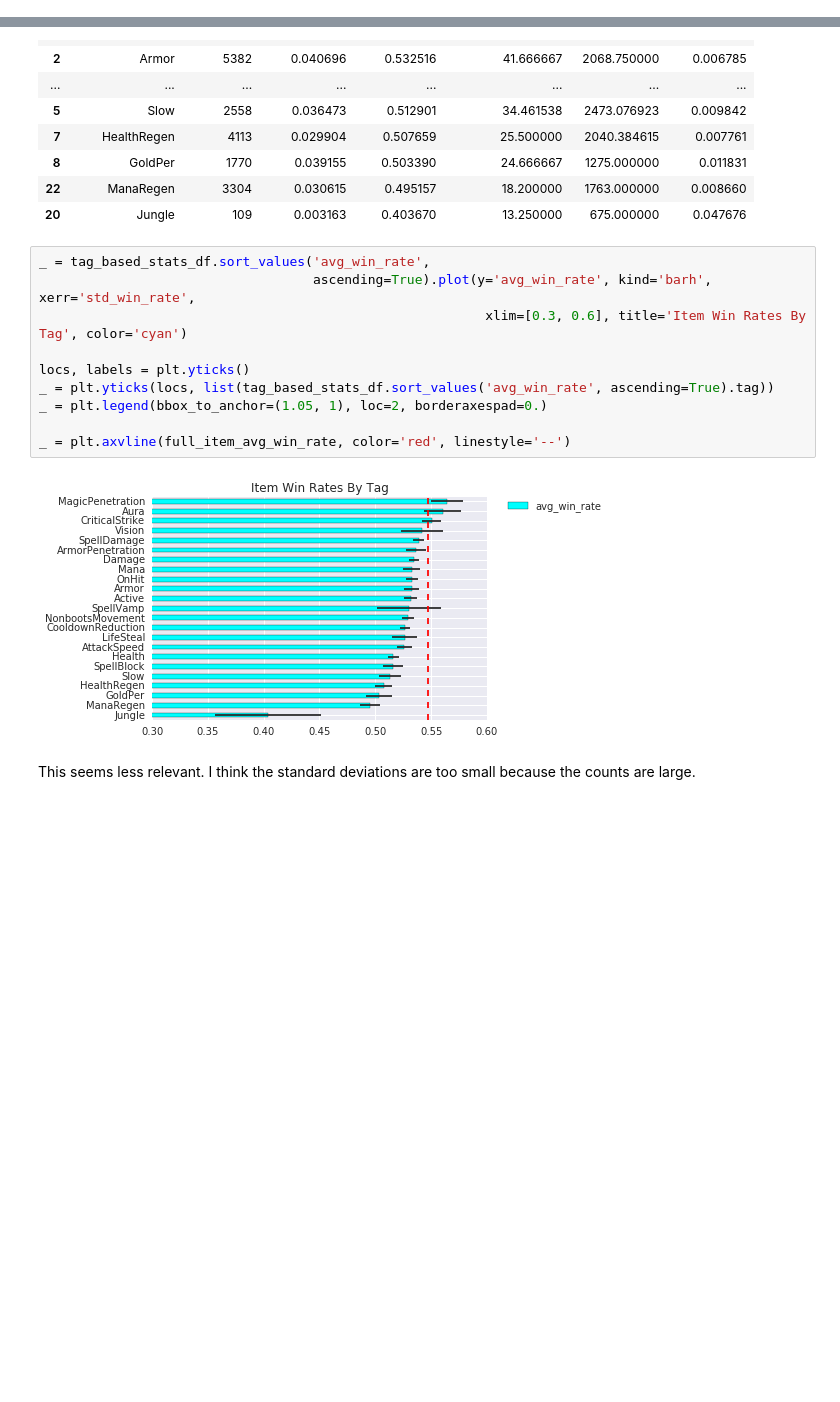
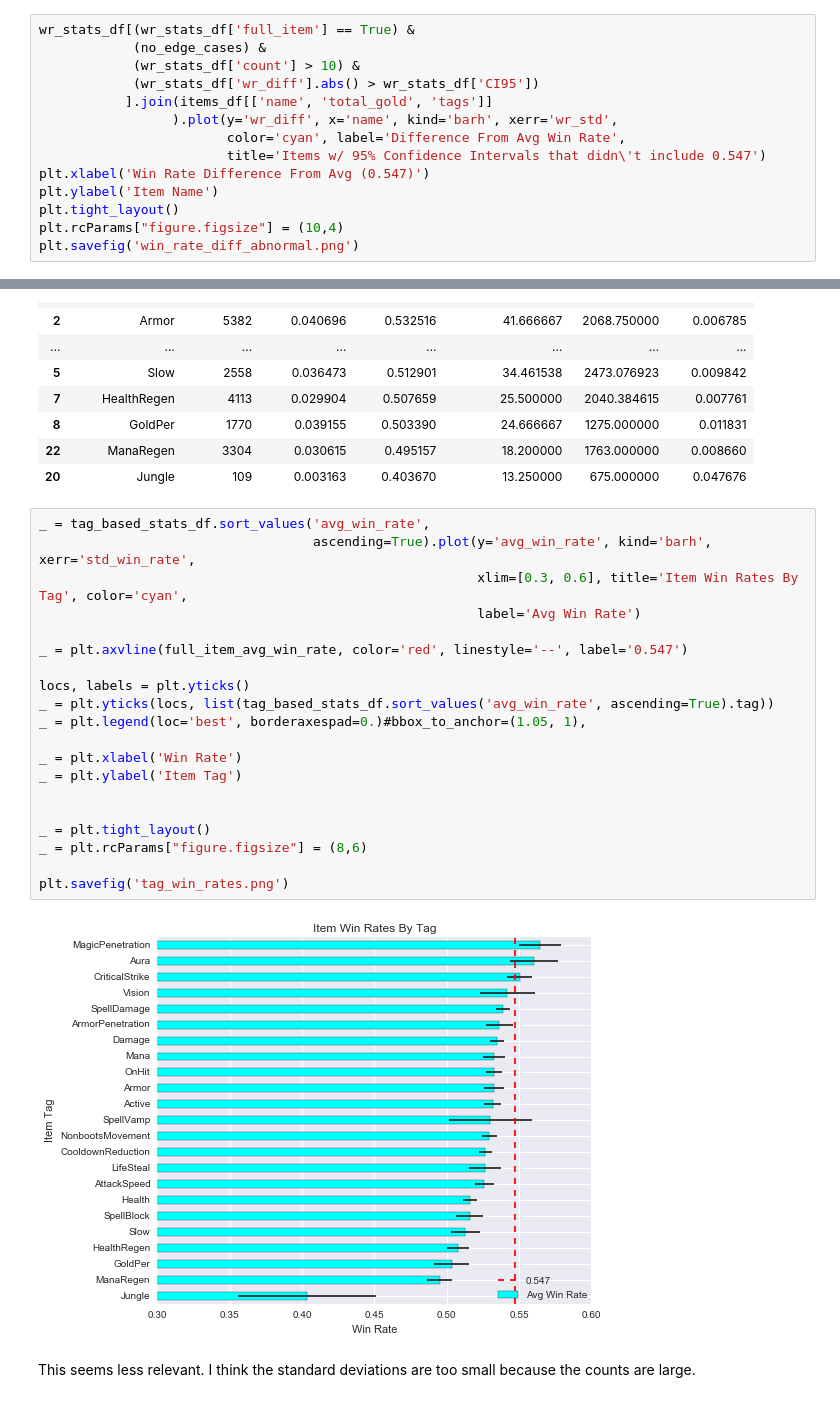
Before and after one commit to salvis2/SpringboardAlvis, a Jupyter notebook: capstone_project_1/capstone_project_1_EDA.ipynb, the cells around one changed output, grey strips where cells are left out. Drawn from its saved outputs; the diff is of its cells as text; blank space fills up the shorter version.

```diff
--- a/capstone_project_1/capstone_project_1_EDA.ipynb
+++ b/capstone_project_1/capstone_project_1_EDA.ipynb
@@ -204,3 +212,17 @@ wr_stats_df.head()
 The 95% confidence interval is set with z-scores +/- 1.96. The table below shows the items with win rates more than 1.96 standard deviations (CI95) from the average full-item win rate. Items with a negative wr_diff are too weak, and items with a positive wr_diff are too strong.
 # %% [markdown]
 Bar graph of wr_diff, maybe normalized by std, for items outside the 95% CI
+# %%
+wr_stats_df[(wr_stats_df['full_item'] == True) &
+            (no_edge_cases) &
+            (wr_stats_df['count'] > 10) &
+            (wr_stats_df['wr_diff'].abs() > wr_stats_df['CI95'])
+           ].join(items_df[['name', 'total_gold', 'tags']]
+                 ).plot(y='wr_diff', x='name', kind='barh', xerr='wr_std',
+                        color='cyan', label='Difference From Avg Win Rate',
+                        title='Items w/ 95% Confidence Intervals that didn\'t include 0.547')
+plt.xlabel('Win Rate Difference From Avg (0.547)')
+plt.ylabel('Item Name')
+plt.tight_layout()
+plt.rcParams["figure.figsize"] = (10,4)
+plt.savefig('win_rate_diff_abnormal.png')
@@ -364,15 +392,25 @@ tag_based_stats_df.sort_values('avg_win_rate', ascending=False)
 # %%
 _ = tag_based_stats_df.sort_values('avg_win_rate',
                                    ascending=True).plot(y='avg_win_rate', kind='barh', xerr='std_win_rate',
-                                                         xlim=[0.3, 0.6], title='Item Win Rates By Tag', color='cyan')
+                                                        xlim=[0.3, 0.6], title='Item Win Rates By Tag', color='cyan',
+                                                        label='Avg Win Rate')
+
+_ = plt.axvline(full_item_avg_win_rate, color='red', linestyle='--', label='0.547')
 
 locs, labels = plt.yticks()
 _ = plt.yticks(locs, list(tag_based_stats_df.sort_values('avg_win_rate', ascending=True).tag))
-_ = plt.legend(bbox_to_anchor=(1.05, 1), loc=2, borderaxespad=0.)
+_ = plt.legend(loc='best', borderaxespad=0.)#bbox_to_anchor=(1.05, 1),
 
-_ = plt.axvline(full_item_avg_win_rate, color='red', linestyle='--')
+_ = plt.xlabel('Win Rate')
+_ = plt.ylabel('Item Tag')
+
+
+_ = plt.tight_layout()
+_ = plt.rcParams["figure.figsize"] = (8,6)
+
+plt.savefig('tag_win_rates.png')
 # %% [output]
-[figure, old version]
+[figure, new version]
 # %% [markdown]
 This seems less relevant. I think the standard deviations are too small because the counts are large.
 # %%
```
Also changed, not shown: parts of 8 cells of this notebook.
